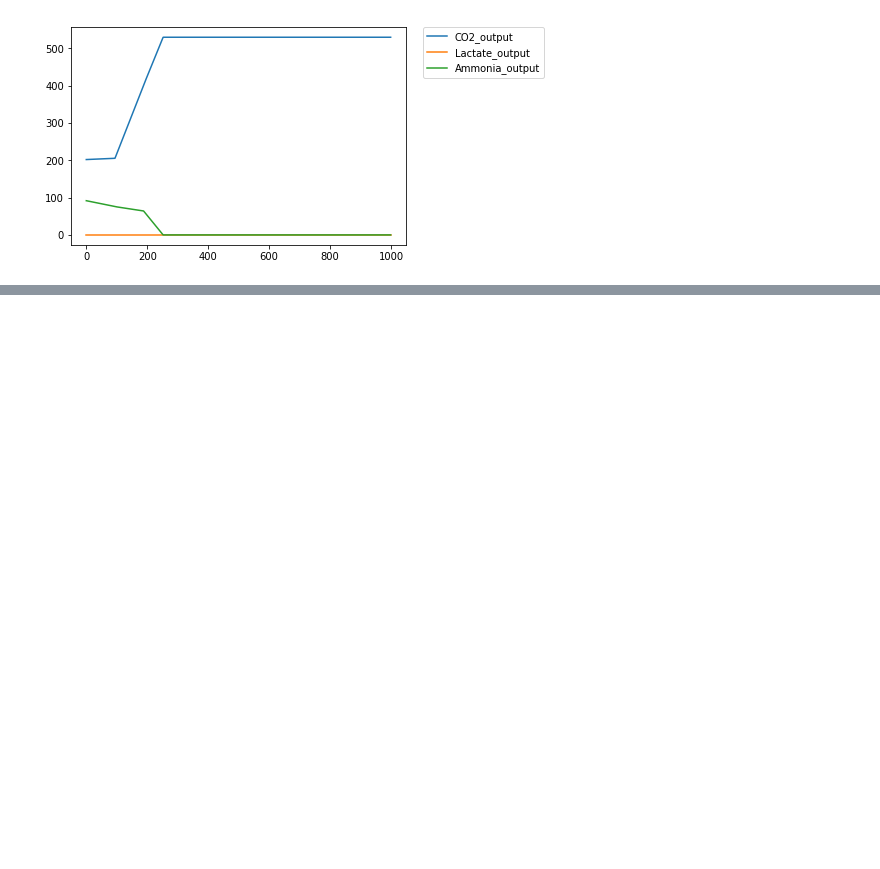
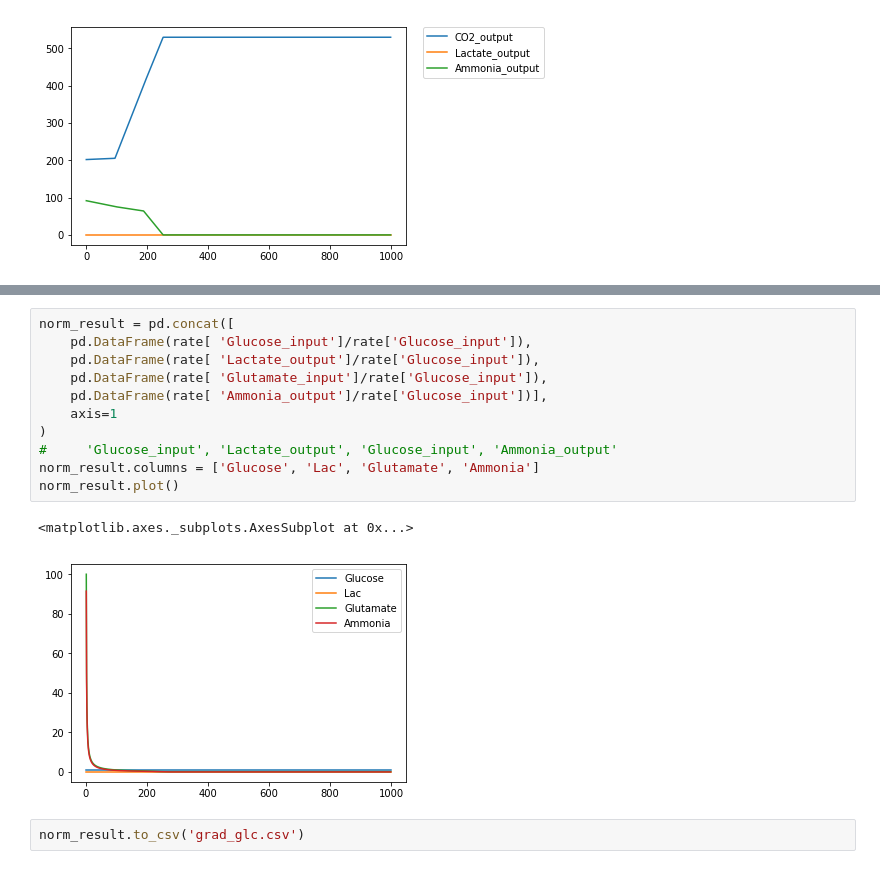
Before and after one commit to inoue0426/Cancer_cell_modeling_using_FBA, a Jupyter notebook: code/BIOMASS Rate Test by Glucose.ipynb, the cells around one changed output, grey strips where cells are left out. Cells and saved outputs as stored; diff of their text form; blank space fills up the shorter version.

```diff
--- a/code/BIOMASS Rate Test by Glucose.ipynb
+++ b/code/BIOMASS Rate Test by Glucose.ipynb
@@ -250,0 +277,16 @@ rate['Oxygen_input'].plot()
+# %%
+norm_result = pd.concat([
+    pd.DataFrame(rate[ 'Glucose_input']/rate['Glucose_input']),
+    pd.DataFrame(rate[ 'Lactate_output']/rate['Glucose_input']),
+    pd.DataFrame(rate[ 'Glutamate_input']/rate['Glucose_input']),
+    pd.DataFrame(rate[ 'Ammonia_output']/rate['Glucose_input'])],
+    axis=1
+)
+#     'Glucose_input', 'Lactate_output', 'Glucose_input', 'Ammonia_output'
+norm_result.columns = ['Glucose', 'Lac', 'Glutamate', 'Ammonia']
+norm_result.plot()
+# %% [output]
+<matplotlib.axes._subplots.AxesSubplot at 0x...>
+[figure, added]
+# %%
+norm_result.to_csv('grad_glc.csv')
```
Also changed, not shown: parts of 2 cells of this notebook, 10 other files.
